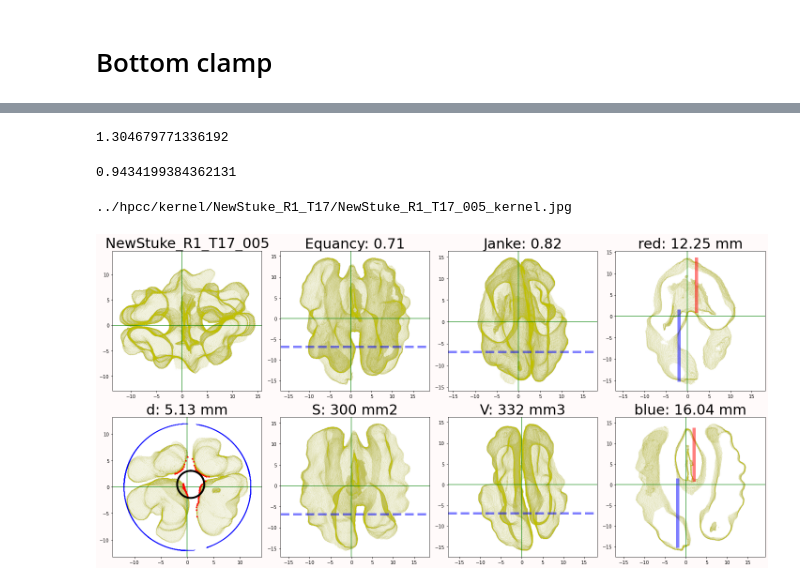
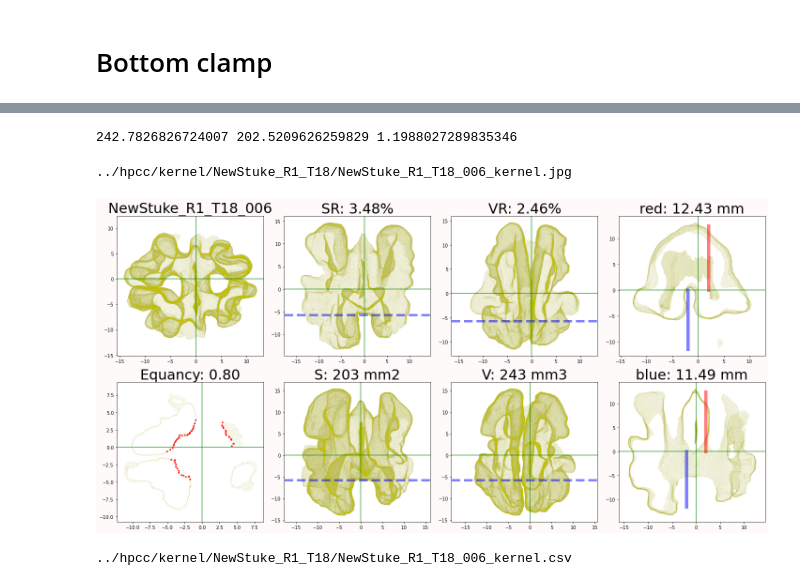
Before and after one commit to amezqui3/walnut_tda, a Jupyter notebook: jupyter/18_kernel_traditional-Copy2.ipynb, the cells around one changed output, grey strips where cells are left out. Cells and saved outputs as stored; diff of their text form; code cells hidden in the pictures.

```diff
--- a/jupyter/18_kernel_traditional-Copy2.ipynb
+++ b/jupyter/18_kernel_traditional-Copy2.ipynb
@@ -60,8 +63,10 @@ meat = tf.imread(tissuefiles + 'meat.tif')
 
 bimg = meat.copy().astype(int)
 bimg[bimg > 0]  = 1
+kervol = np.sum(bimg)*(resol**3)
 border = ndimage.convolve(bimg, mborder, mode='constant', cval=0)
 border[border < 0] = 0
+kerarea = np.sum(border) * (resol ** 2)
 border[border > 0] = 1
 # %%
 filename = rsrc + bname + '/' + fname + '_rotation.csv'
@@ -81,6 +86,7 @@ datapoints = datapoints - wmean.reshape(-1,1)
 datapoints *= resol
 
 mcoords = rotxyz @ datapoints
+khull = spatial.ConvexHull(mcoords.T)
 
 kk = 0
 phalfx = mcoords[:, mcoords[0] >  kk]
@@ -160,12 +169,24 @@ hist0 = hist.copy()
 fhist = ndimage.median_filter(hist, size=5, mode='constant', cval=0)
 mhistc = ndimage.minimum_filter1d(fhist, size=3, mode='constant', cval=0)
 
-peaks, _ = signal.find_peaks(hist0, height=np.max(hist0)*.33, wlen=50, distance=125)
+peaks, _ = signal.find_peaks(mhistc, height=np.max(mhistc)*.33, prominence=np.max(mhistc)*.33, wlen=50)
+if len(peaks) < 2:
+    peaks, _ = signal.find_peaks(hist0, height=np.max(hist0)*.33, prominence=np.max(hist0)*.33, wlen=50)
+if len(peaks) < 2:
+    peaks, _ = signal.find_peaks(hist0, height=np.max(hist0)*.33, prominence=np.max(hist0)*.33, wlen=50)
+
 zeros = bins[peaks+1]
 htop = np.max(zeros)
 foo = np.argmin(np.abs(zeros))
 hbot = zeros[foo]
+
+if hbot < -4:
+    hbot = 0
+
+if htop < hbot + 5:
+    htop = bins[np.nonzero(mhistc)[0][-1]]
 hlength = htop - hbot
+
 print(htop, hbot, hlength, sep='\t')
 
 fig, ax = plt.subplots(1,4,figsize=(10,8), sharex=True, sharey=True)
@@ -238,14 +277,9 @@ fig.tight_layout();
-# %%
-ctrace = trace - mc.reshape(-1,1)
-cradii = np.sqrt(np.sum(ctrace**2, axis=0))
-cmr = np.min(cradii)
-cmr
-# %% [output]
-1.304679771336192
-# %%
-c/a
-# %% [output]
-0.9434199384362131
+# %%
+vol = np.sum(volume)
+suf = np.sum(surface)
+print(vol, suf, vol/suf)
+# %% [output]
+242.7826826724007 202.5209626259829 1.1988027289835346
 # %%
 fs = 30
 
@@ -257,49 +291,56 @@ ax[i].set_title(fname, fontsize=fs)
 i += 1
 ax[i].scatter(phalfz[1], phalfz[0], s=.1, color='y', alpha=.2, marker='.')
 ax[i].axhline(np.mean([atop,abot]), c='b', lw=5, ls='--', alpha=.5)
-ax[i].set_title('Equancy: {:.2f}'.format(c/a), fontsize=fs)
+ax[i].set_title('SR: {:.2f}%'.format(100*suf/kerarea), fontsize=fs)
 i += 1
 ax[i].scatter(phalfy[2], phalfy[0], s=.1, color='y', alpha=.2, marker='.')
 ax[i].axhline(np.mean([atop,abot]), c='b', lw=5, ls='--', alpha=.5)
-ax[i].set_title('Janke: {:.2f}'.format(janke), fontsize=fs)
+ax[i].set_title('VR: {:.2f}%'.format(100*vol/khull.volume), fontsize=fs)
 i += 1
 ax[i].scatter(halfy[2], halfy[0], s=.1, color='y', alpha=.2, marker='.')
 ax[i].plot([2,2], [htop, hbot], lw=7, c='r', alpha=.5)
 ax[i].plot([-2,-2], [atop, abot], lw=7, c='b', alpha=0.5)
 ax[i].set_title('red: {:.2f} mm'.format(hlength), fontsize=fs)
 i += 1
 
 ######
 
 ax[i].scatter(nhalfx[1], nhalfx[2], s=.1, color='y', alpha=.2, marker='.')
-ax[i].scatter(12*nvecs[0], 12*nvecs[1], s=.1, zorder=3, c='b', marker='.', alpha=.1)
 ax[i].scatter(trace[0], trace[1], s=10, zorder=4, c='r', marker='*')
-ax[i].plot(mr*circle[0] + mc[0], mr*circle[1]+mc[1], lw=4, c='k', zorder=5)
-ax[i].set_title('d: {:.2f} mm'.format(mr*2), fontsize=fs)
+ax[i].set_title('Equancy: {:.2f}'.format(c/a), fontsize=fs)
 i += 1
 ax[i].scatter(nhalfz[1], nhalfz[0], s=.1, color='y', alpha=.2, marker='.')
 ax[i].axhline(np.mean([atop,abot]), c='b', lw=5, ls='--', alpha=.5)
-ax[i].set_title('S: {:.0f} mm2'.format(2*np.pi*mr*(mr + alength)), fontsize=fs)
+ax[i].set_title('S: {:.0f} mm2'.format(suf), fontsize=fs)
 i += 1
 ax[i].scatter(nhalfy[2], nhalfy[0], s=.1, color='y', alpha=.2, marker='.')
 ax[i].axhline(np.mean([atop,abot]), c='b', lw=5, ls='--', alpha=.5)
-ax[i].set_title('V: {:.0f} mm3'.format(np.pi*mr**2*alength), fontsize=fs)
+ax[i].set_title('V: {:.0f} mm3'.format(vol), fontsize=fs)
 i += 1
 ax[i].scatter(halfz[1], halfz[0], s=.1, color='y', alpha=.2, marker='.')
 ax[i].plot([2,2], [htop, hbot], lw=7, c='r', alpha=.5)
 ax[i].plot([-2,-2], [atop, abot], lw=7, c='b', alpha=0.5)
 ax[i].set_title('blue: {:.2f} mm'.format(alength), fontsize=fs)
 i += 1
 
 for i in range(len(ax)):
     ax[i].set_aspect('equal', 'datalim');
     ax[i].axvline(0, c='g',alpha=0.75)
     ax[i].axhline(0,c='g',alpha=0.75);
 fig.tight_layout();
 
 filename = wdst + fname + '_kernel.jpg'
 print(filename)
-plt.savefig(filename, dpi=96, format='jpg', bbox_inches = 'tight', pil_kwargs={'optimize':True})
+#plt.savefig(filename, dpi=96, format='jpg', bbox_inches = 'tight', pil_kwargs={'optimize':True})
 # %% [output]
-../hpcc/kernel/NewStuke_R1_T17/NewStuke_R1_T17_005_kernel.jpg
+../hpcc/kernel/NewStuke_R1_T18/NewStuke_R1_T18_006_kernel.jpg
-[figure, old version]
+[figure, new version]
+# %%
+kerpheno = [kerarea, kervol, charearatio, chivolratio, krumbein,
+            corey, sneed, janke, c/a, suf, vol, hlength, alength]
+filename = wdst + fname + '_kernel.csv'
+print(filename)
+foo = pd.DataFrame([bname, fname.split('_')[-1], *kerpheno]).T
+foo.to_csv(filename, header=False, index=False)
+# %% [output]
+../hpcc/kernel/NewStuke_R1_T18/NewStuke_R1_T18_006_kernel.csv
```
Also changed, not shown: parts of 9 cells of this notebook, 1 other file.
